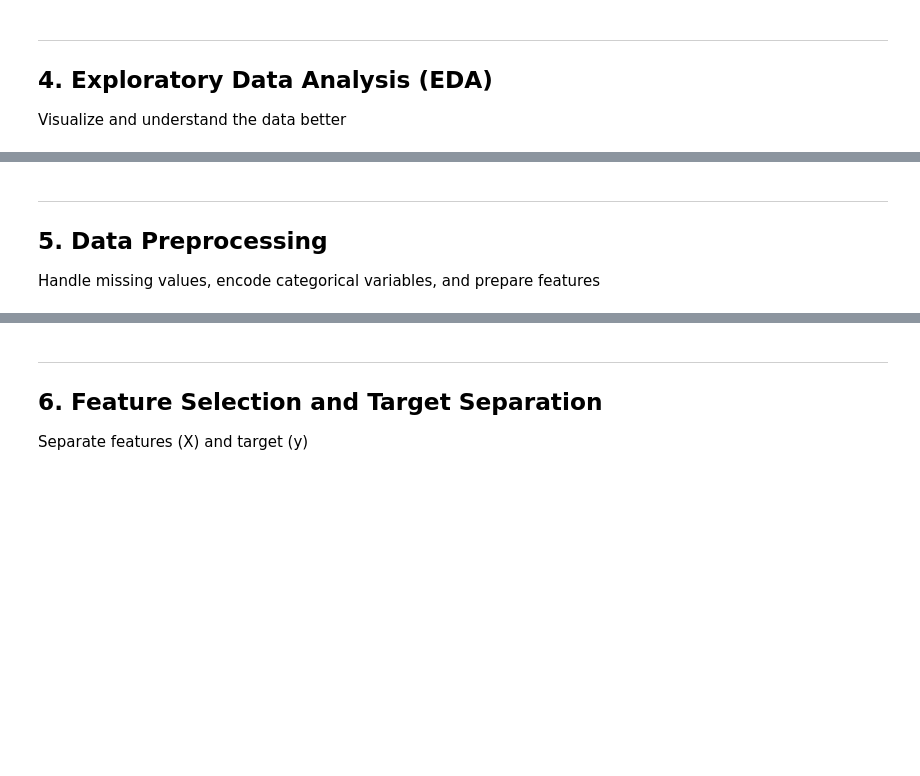
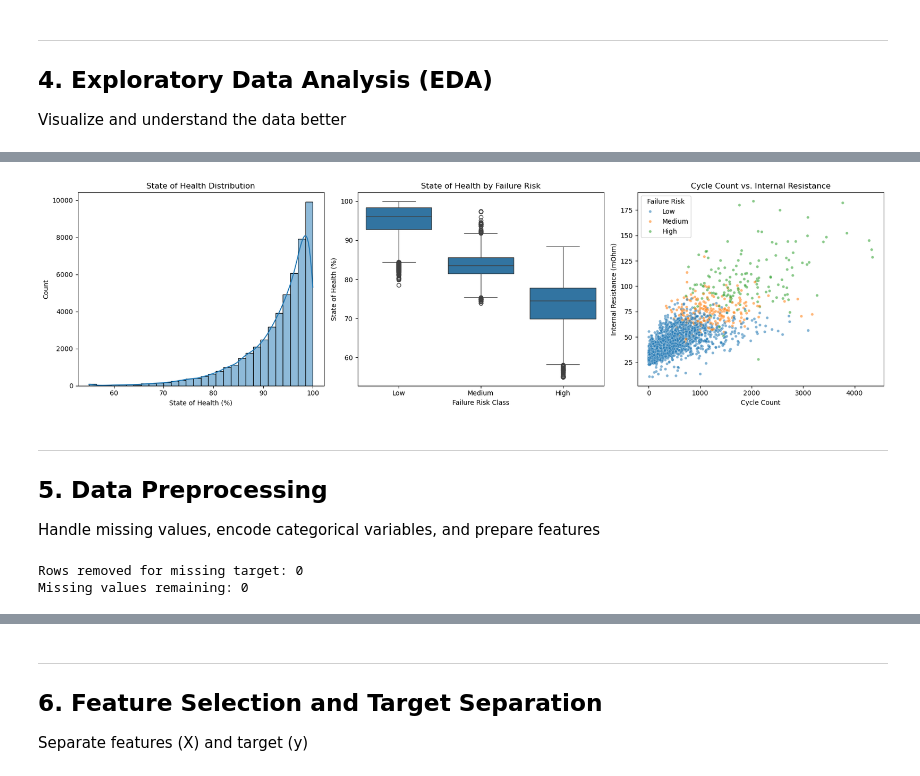
Before and after one commit to mewebbie/battery-health-prediction-model, a Jupyter notebook: ML_Assignment_2_Template.ipynb, the cells around one changed output, grey strips where cells are left out. Drawn from its saved outputs; the diff is of its cells as text; code cells hidden in the pictures; blank space fills up the shorter version.

```diff
--- a/ML_Assignment_2_Template.ipynb
+++ b/ML_Assignment_2_Template.ipynb
@@ -138,3 +202,44 @@ plt.show()
+# %%
+# Explore battery health and its relationship to failure risk.
+risk_order = ["Low", "Medium", "High"]
+plot_sample = df.sample(n=min(3000, len(df)), random_state=RANDOM_STATE)
+
+fig, axes = plt.subplots(1, 3, figsize=(18, 5))
+
+sns.histplot(df["state_of_health_pct"], bins=30, kde=True, ax=axes[0])
+axes[0].set_title("State of Health Distribution")
+axes[0].set_xlabel("State of Health (%)")
+
+sns.boxplot(
+    data=df,
+    x=target_column,
+    y="state_of_health_pct",
+    order=risk_order,
+    ax=axes[1]
+)
+axes[1].set_title("State of Health by Failure Risk")
+axes[1].set_xlabel("Failure Risk Class")
+axes[1].set_ylabel("State of Health (%)")
+
+sns.scatterplot(
+    data=plot_sample,
+    x="cycle_count",
+    y="internal_resistance_mohm",
+    hue=target_column,
+    hue_order=risk_order,
+    alpha=0.55,
+    s=18,
+    ax=axes[2]
+)
+axes[2].set_title("Cycle Count vs. Internal Resistance")
+axes[2].set_xlabel("Cycle Count")
+axes[2].set_ylabel("Internal Resistance (mOhm)")
+axes[2].legend(title="Failure Risk")
+
+plt.tight_layout()
+plt.show()
+# %% [output]
+[figure, added]
 # %% [markdown]
 ---
 ## 5. Data Preprocessing
@@ -176,0 +247,37 @@ if df[target_column].dtype == 'object':
+# %%
+# Remove identifiers, raw dates, and alternative target columns to prevent leakage.
+columns_to_drop = [
+    "battery_id",
+    "observation_id",
+    "manufacture_date",
+    "observation_date",
+    "last_service_date",
+    "state_of_health_pct",
+    "remaining_useful_life_cycles",
+    "degradation_category",
+]
+df = df.drop(columns=columns_to_drop, errors="ignore")
+
+# Rows without a target cannot be used for supervised classification.
+missing_target_count = df[target_column].isna().sum()
+if missing_target_count:
+    df = df.dropna(subset=[target_column]).copy()
+
+# Impute numeric features with medians and categorical features with an explicit category.
+numeric_feature_cols = df.select_dtypes(include=np.number).columns.drop(
+    target_column, errors="ignore"
+)
+categorical_feature_cols = df.select_dtypes(
+    include=["object", "category"]
+).columns.drop(target_column, errors="ignore")
+
+df[numeric_feature_cols] = df[numeric_feature_cols].fillna(
+    df[numeric_feature_cols].median()
+)
+df[categorical_feature_cols] = df[categorical_feature_cols].fillna("Unknown")
+
+print(f"Rows removed for missing target: {missing_target_count}")
+print(f"Missing values remaining: {int(df.isna().sum().sum())}")
+# %% [output]
+Rows removed for missing target: 0
+Missing values remaining: 0
```
Also changed, not shown: parts of 37 cells of this notebook, 15 other files.
